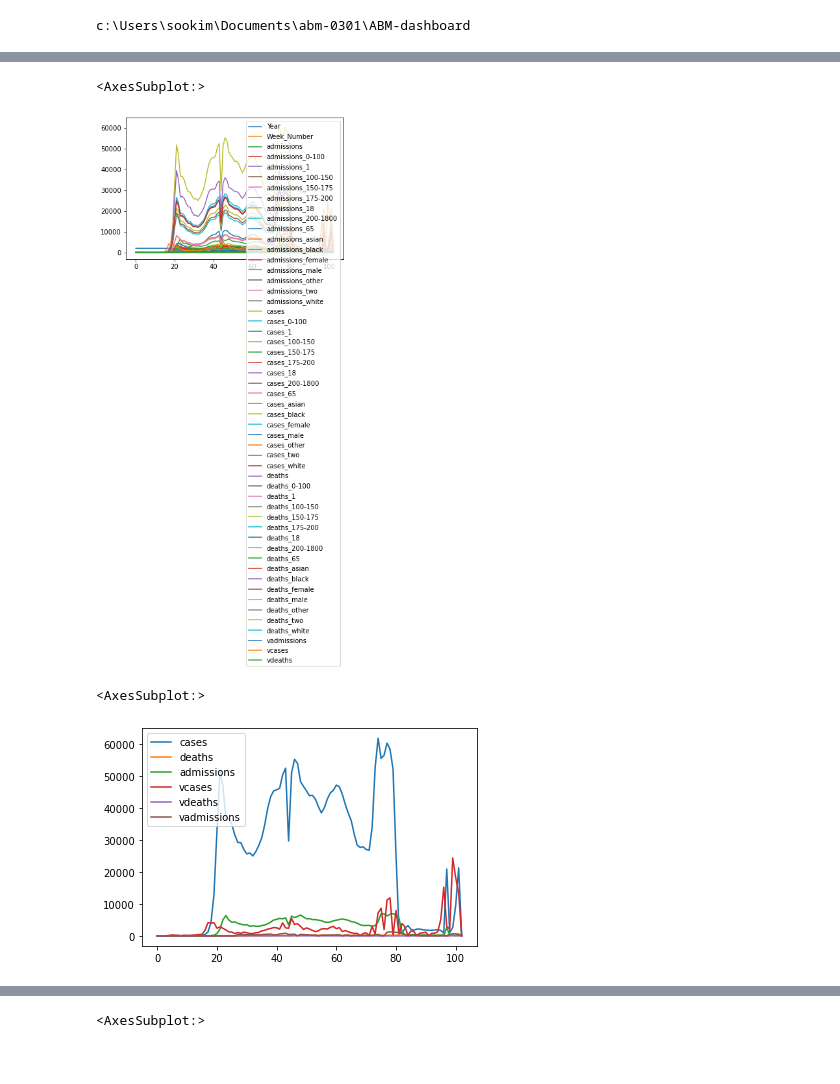
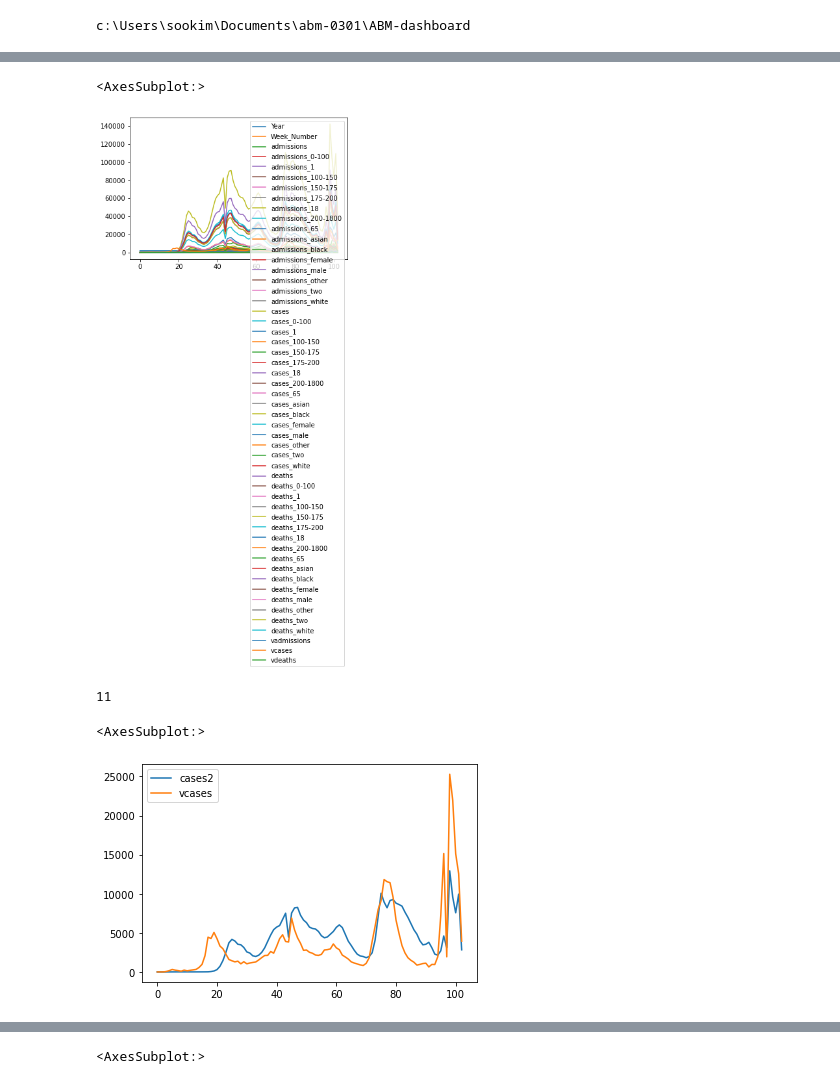
Before and after one commit to EdwinMichaelLab/ABM-dashboard, a Jupyter notebook: time-plots-test.ipynb, the cells around one changed output, grey strips where cells are left out. Cells and saved outputs as stored; diff of their text form; code cells hidden in the pictures.

Commit message:
add scaling factors for cases and admission / show actual data correctly

```diff
--- a/time-plots-test.ipynb
+++ b/time-plots-test.ipynb
@@ -39,7 +39,7 @@ print(os.getcwd())
 c:\Users\sookim\Documents\abm-0301\ABM-dashboard
 # %%
 
-path = os.path.join('..', 'ABM-simulator', 'SimulationEngine', 'output', 'run1-imran-0301-with-no-output-xxx-csv')
+path = os.path.join('..', 'ABM-simulator', 'SimulationEngine', 'output', '0308', 'run-no-intervention')
 print(path)
 
 dlist = []
@@ -56,5 +56,6 @@ for root, dirs, files in os.walk(path):
 
 print('All plots-Loading completed!')
 plotdf = pd.concat(dlist, axis=1)
-plotdf
+df1=plotdf
+df1['vcases'].head(150)
 # %% [output]
@@ -158,9 +159,14 @@ df2.head(102)
 df2.plot()
 # %% [output]
 <AxesSubplot:>
-[figure, old version]
+[figure, new version]
 # %%
-df2[['cases', 'deaths','admissions', 'vcases', 'vdeaths', 'vadmissions']].plot()
+#sf=df2['cases'].quantile([0.25])
+sf=11
+print(sf)
+df2['cases2']=df2['cases']/sf
+df2[['cases2','vcases']].plot()
 # %% [output]
-<AxesSubplot:>
+11
+<AxesSubplot:>
-[figure, old version]
+[figure, new version]
```
Also changed, not shown: parts of 6 cells of this notebook, 1 other file.
